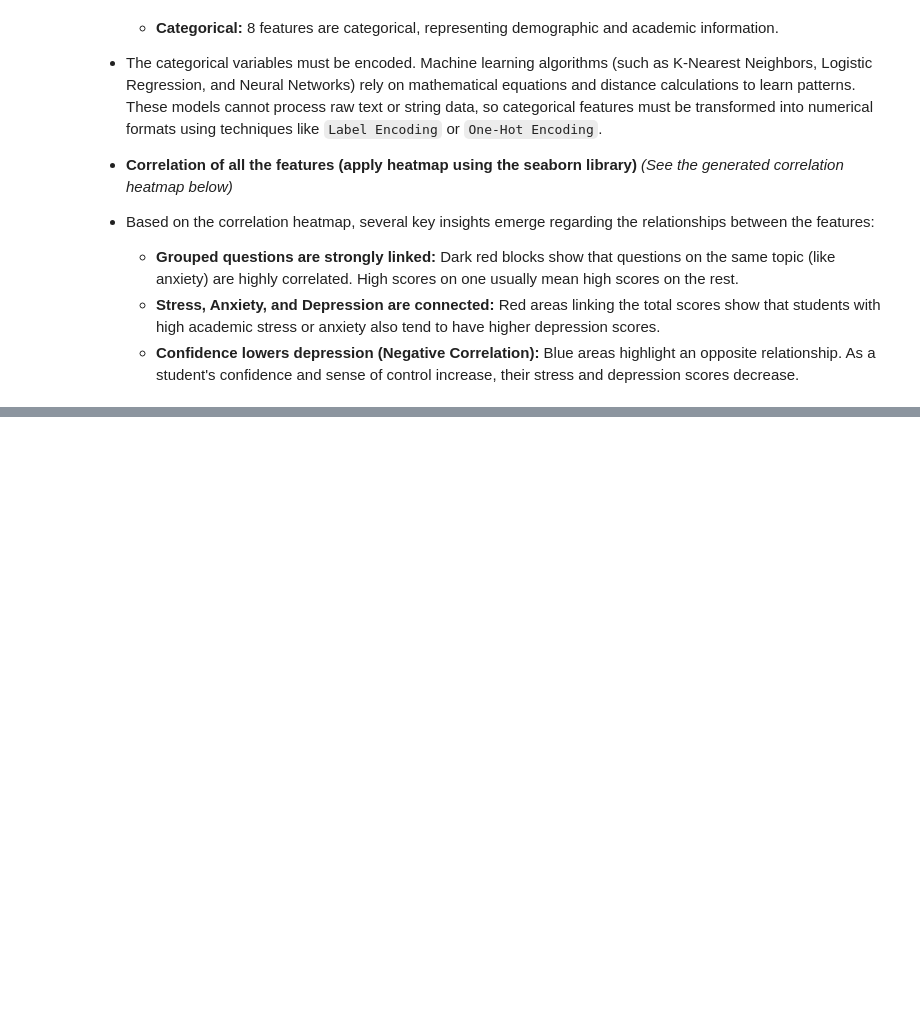
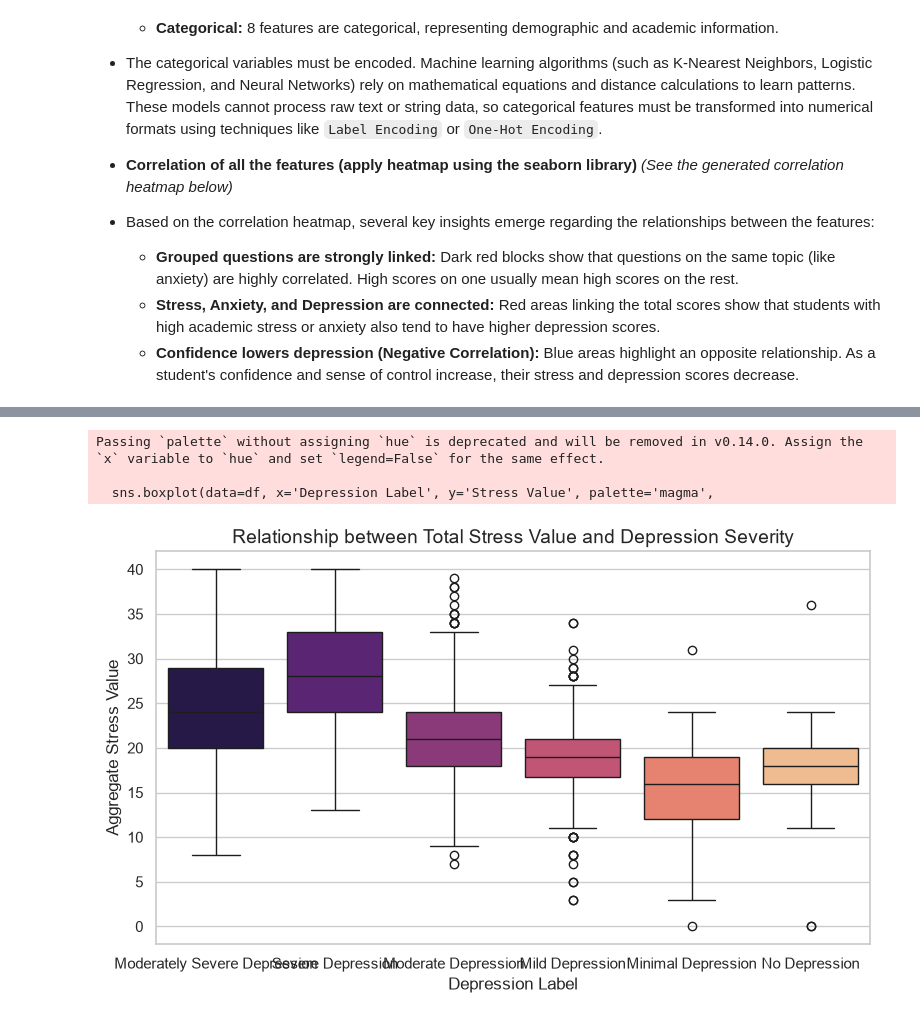
Before and after one commit to uzicodes/CS422-ML-PROJECT, a Jupyter notebook: depression_analysis.ipynb, the cells around one changed output, grey strips where cells are left out. Cells and saved outputs as stored; diff of their text form; code cells hidden in the pictures; blank space fills up the shorter version.

```diff
--- a/depression_analysis.ipynb
+++ b/depression_analysis.ipynb
@@ -227,0 +235,17 @@ Passing `palette` without assigning `hue` is deprecated and will be removed in v
+# %%
+# ---------------------------------------------------------
+# 2. EDA Relationship 1: Stress Value vs. Depression Label
+# ---------------------------------------------------------
+plt.figure(figsize=(8, 5))
+sns.boxplot(data=df, x='Depression Label', y='Stress Value', palette='magma',
+            order=df['Depression Label'].value_counts().index)
+plt.title('Relationship between Total Stress Value and Depression Severity', fontsize=14)
+plt.xlabel('Depression Label', fontsize=12)
+plt.ylabel('Aggregate Stress Value', fontsize=12)
+plt.tight_layout()
+plt.show()
+# %% [output]
+Passing `palette` without assigning `hue` is deprecated and will be removed in v0.14.0. Assign the `x` variable to `hue` and set `legend=False` for the same effect.
+
+  sns.boxplot(data=df, x='Depression Label', y='Stress Value', palette='magma',
+[figure, added]
```
Also changed, not shown: parts of 11 cells of this notebook.
